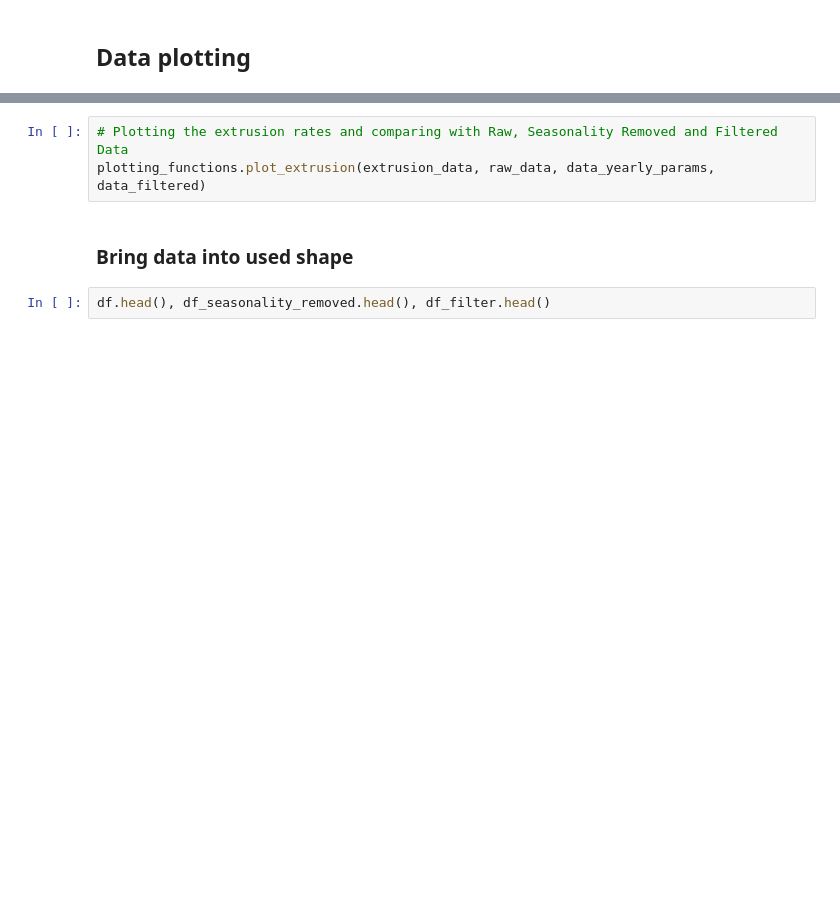
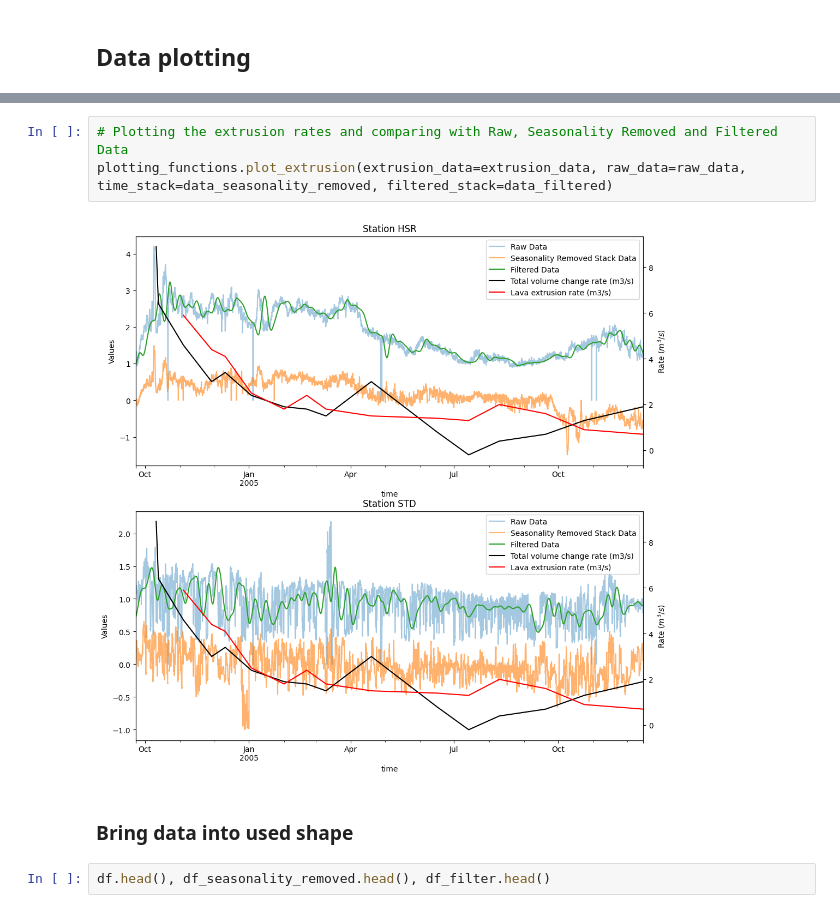
Before and after one commit to CSE583MtStHelens/CSE583_MtStHelens, a Jupyter notebook: example/example_tutorial.ipynb, the cells around one changed output, grey strips where cells are left out. Cells and saved outputs as stored; diff of their text form; blank space fills up the shorter version.

```diff
--- a/example/example_tutorial.ipynb
+++ b/example/example_tutorial.ipynb
@@ -66,6 +149,8 @@ plotting_functions.plot_space_params(data_yearly_params)
 # %%
 # Plotting the extrusion rates and comparing with Raw, Seasonality Removed and Filtered Data
-plotting_functions.plot_extrusion(extrusion_data, raw_data, data_yearly_params, data_filtered)
+plotting_functions.plot_extrusion(extrusion_data=extrusion_data, raw_data=raw_data, time_stack=data_seasonality_removed, filtered_stack=data_filtered)
+# %% [output]
+[figure, added]
 # %% [markdown]
 ### Bring data into used shape
 # %%
```
Also changed, not shown: parts of 8 cells of this notebook.
